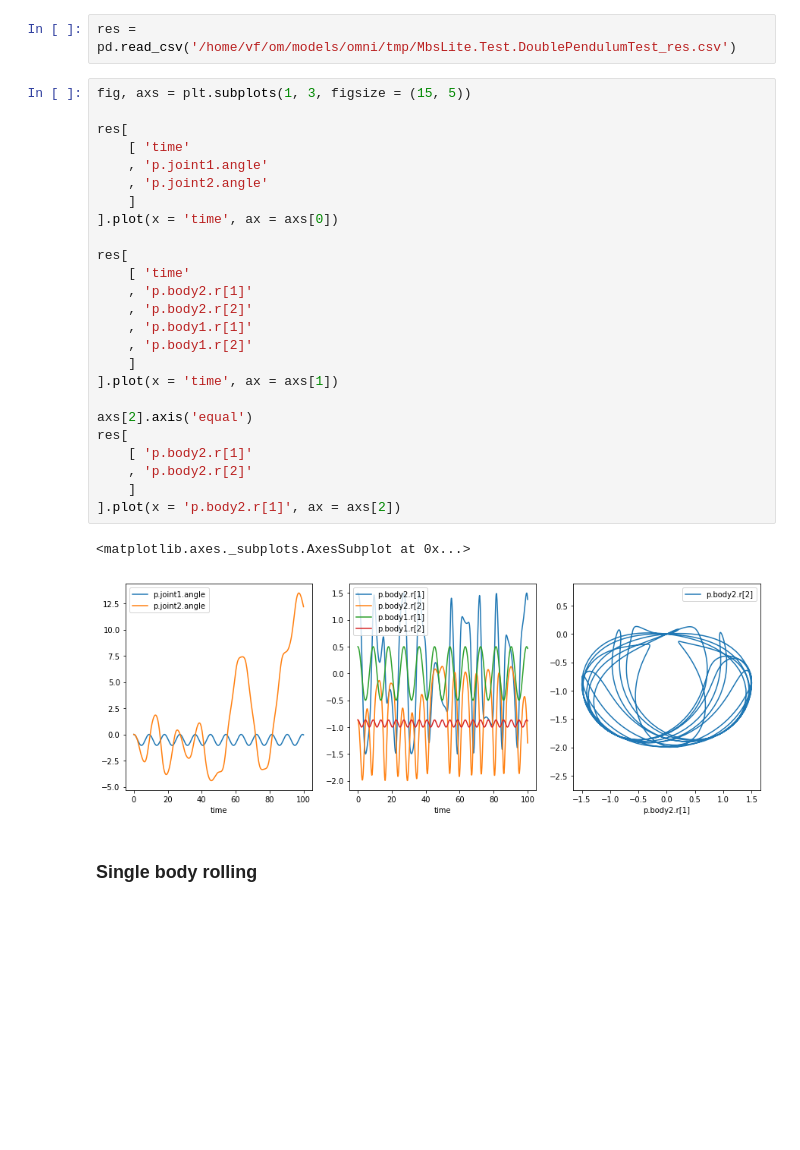
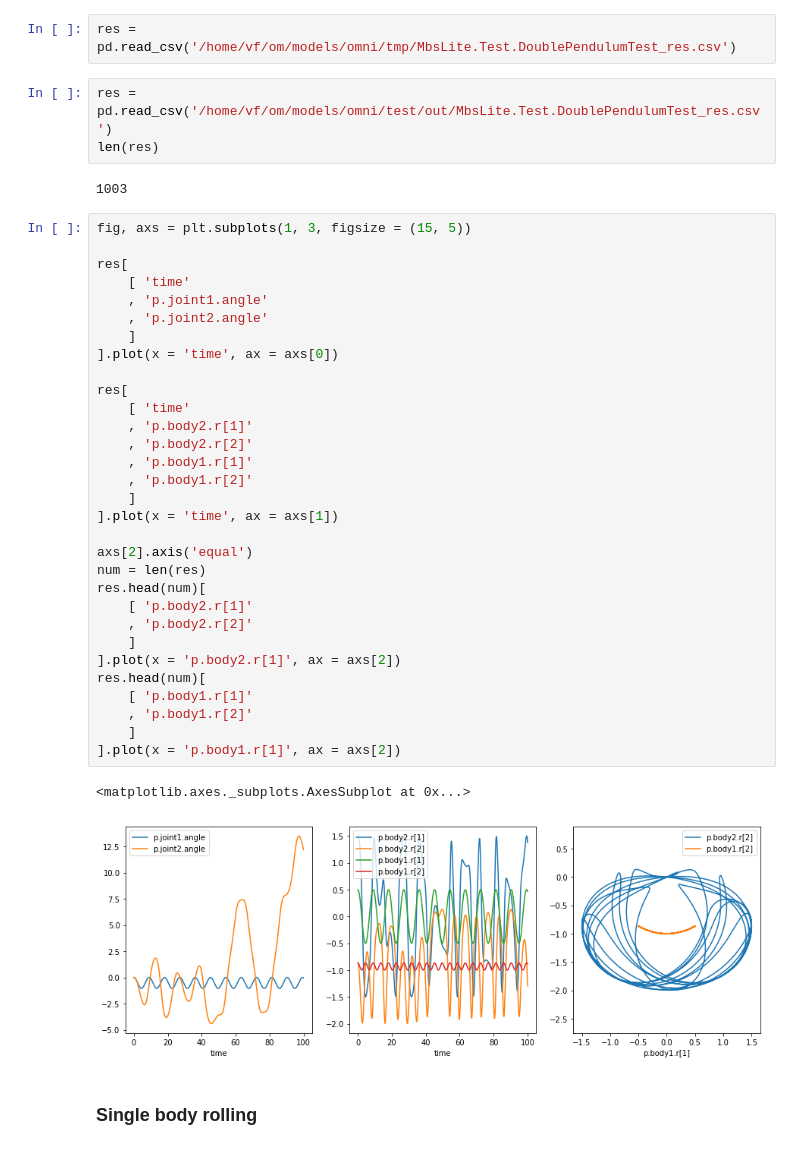
Before and after one commit to admech/mbs, a Jupyter notebook: omni/py.ipynb, the cells around one changed output. Drawn from its saved outputs; the diff is of its cells as text; blank space fills up the shorter version.

```diff
--- a/omni/py.ipynb
+++ b/omni/py.ipynb
@@ -58,34 +58,45 @@ res[
 ### Double Pendulum
 # %%
 res = pd.read_csv('/home/vf/om/models/omni/tmp/MbsLite.Test.DoublePendulumTest_res.csv')
+# %%
+res = pd.read_csv('/home/vf/om/models/omni/test/out/MbsLite.Test.DoublePendulumTest_res.csv')
+len(res)
+# %% [output]
+1003
 # %%
 fig, axs = plt.subplots(1, 3, figsize = (15, 5))
 
 res[
     [ 'time'
     , 'p.joint1.angle'
     , 'p.joint2.angle'
     ]
 ].plot(x = 'time', ax = axs[0])
 
 res[
     [ 'time'
     , 'p.body2.r[1]'
     , 'p.body2.r[2]'
     , 'p.body1.r[1]'
     , 'p.body1.r[2]'
     ]
 ].plot(x = 'time', ax = axs[1])
 
 axs[2].axis('equal')
-res[
+num = len(res)
+res.head(num)[
     [ 'p.body2.r[1]'
     , 'p.body2.r[2]'
     ]
 ].plot(x = 'p.body2.r[1]', ax = axs[2])
+res.head(num)[
+    [ 'p.body1.r[1]'
+    , 'p.body1.r[2]'
+    ]
+].plot(x = 'p.body1.r[1]', ax = axs[2])
 # %% [output]
 <matplotlib.axes._subplots.AxesSubplot at 0x...>
-[figure, old version]
+[figure, new version]
 # %% [markdown]
 ### Single body rolling
 # %%
```
Also changed, not shown: parts of 6 cells of this notebook, 8 other files.
